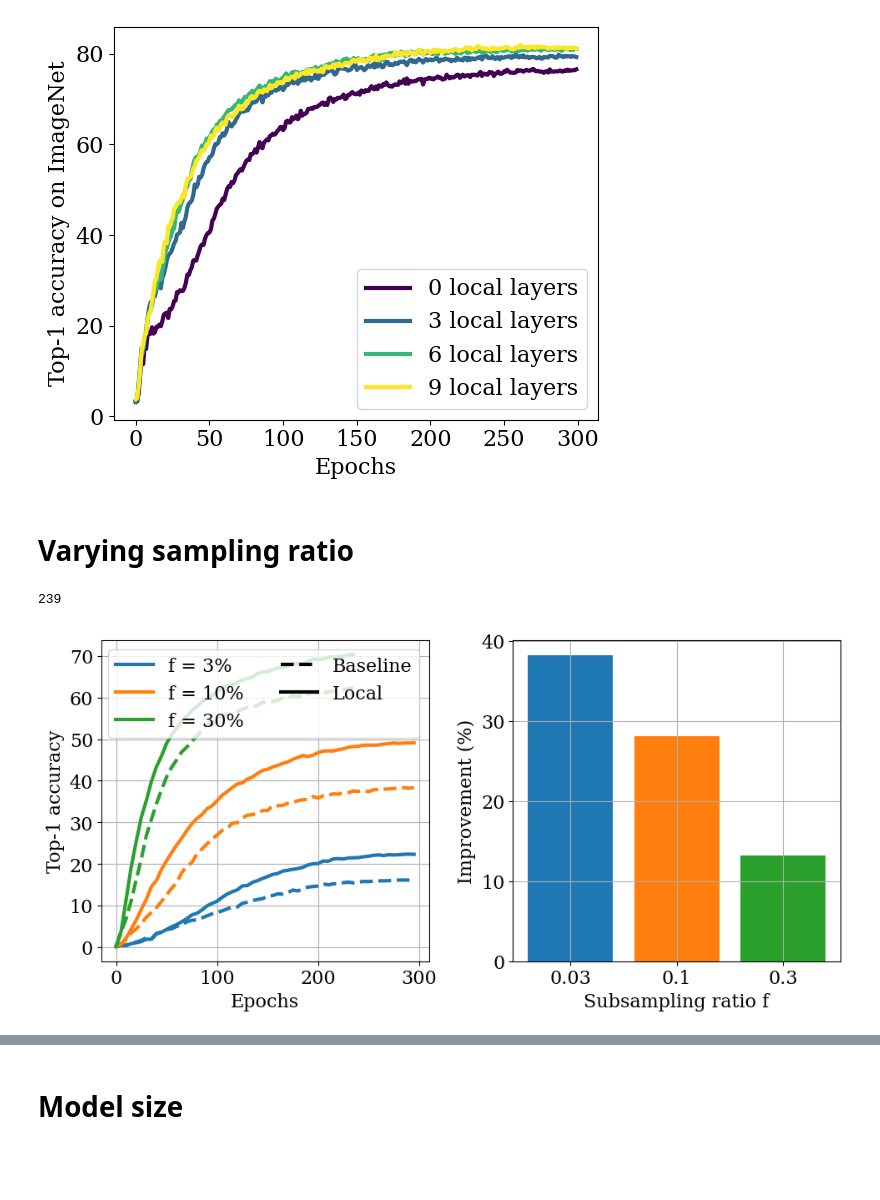
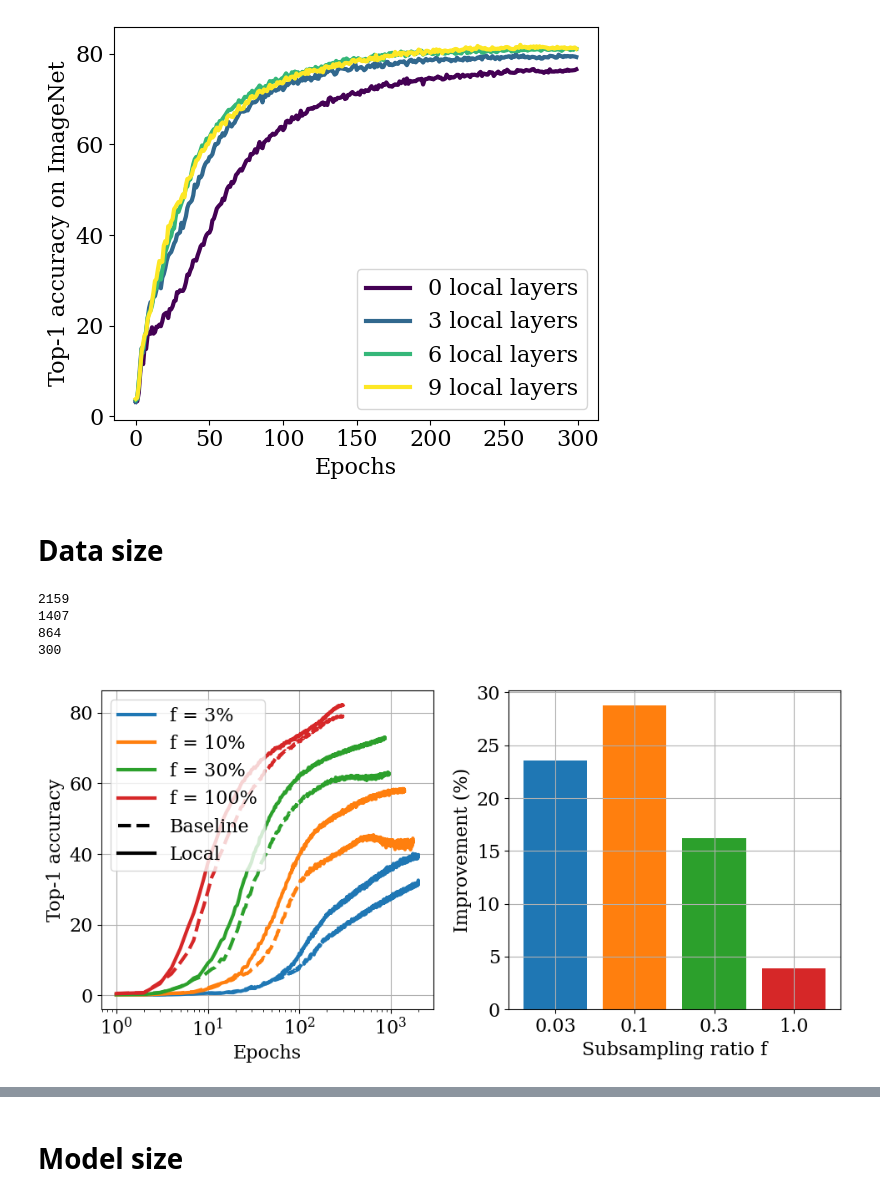
Before and after one commit to sdascoli/deit, a Jupyter notebook: deit.ipynb, the cells around one changed output, grey strips where cells are left out. Saved outputs shown, nothing was run; the diff lists cells and outputs as text; code cells hidden in the pictures; blank space fills up the shorter version.

```diff
--- a/deit.ipynb
+++ b/deit.ipynb
@@ -73,21 +86,28 @@ def sigmoid(x):
 #1611224878 locality
 #1611413693 datasize
 #1611436788 model size CIFAR100
-#1611306605 model size Imagenet
+
+# 1611306605 model size Imagenet
+# 1611509565 model size CIFAR100
+# 1611525499 datasize
+
+# 1611792683 model size Imagenet lr
 
 runs = []
 logs = []
 indices = [-1]
+numbers = [1611306605, 1611525499]
 
-for ind in indices:
+#for ind in indices:
+for num in numbers:
 
     base = '/checkpoint/sdascoli/deit/'
-    paths = sorted(glob.glob(base+'*'), key=os.path.getmtime)
+    paths = sorted(glob.glob(base+'*'), key=(lambda x : x.split('/')[-1]))
     paths=[p for p in paths if os.path.isdir(p)]
     print(paths)
     last = paths[ind]
     path = last
-    #path = base+'r.1604516551'
+    path = base+str(num)
     path += '/'
     print(path)
 
@@ -110,6 +130,7 @@ for ind in indices:
             fails += 1
     print('{} fails'.format(fails))
 
+print(runs[0]['args'].data_set)
 latest = min([len(run['logs']) for run in runs])-1
 params = defaultdict(list)
 for run in runs:
@@ -117,5 +138,4 @@ for run in runs:
         params[k].append(v)
 for k in params:
     params[k] = sorted(list(set(params[k])))
-print(runs[0]['args'].data_set)
 # %% [output]
@@ -180,43 +206,52 @@ plt.savefig(savedir+'acc_vs_locality_dynamics.pdf')
 plt.show()
 # %% [output]
 [figure]
-# %% [markdown]
-# Varying sampling ratio
+# %% [markdown]
+# Data size
 # %%
-latest = min([len(run['logs']) for run in runs])-1
-print(latest)
 topk=1
 
 fig, axarr = plt.subplots(1,2,figsize=(10,5))
 improvements=[]
-for i, sampling_ratio in enumerate(params['sampling_ratio']):
-    selected_runs, _ = select_runs(runs, params, {'sampling_ratio':sampling_ratio})
+perfs = {}
+for i, sr in enumerate(params['sampling_ratio']):
+    selected_runs, _ = select_runs(runs, params, {'sampling_ratio':sr,
+                                                 'model':'deit_small_patch16_224'})
     latest = min([len(run['logs']) for run in selected_runs])
-    perfs = {}
+    print(latest)
     for run in selected_runs:
+        latest_run = len(run['logs'])
         local = bool(run['args'].local_up_to_layer)
-        x = range(0,latest,5)
-        axarr[0].plot(x, [run['logs'][k]['test_acc1'] for k in x], ls='-' if local else '--',
-                color = 'C%d'%i, label=('f = {0:.0f}%'.format(sampling_ratio*100)) if local else '',)
-        perfs[local] = run['logs'][latest-1]['test_acc1']
-    improvement = (perfs[True]-perfs[False])/perfs[False]*100
-    improvements.append(improvement)
-    axarr[1].bar(i, improvement, color='C%d'%i)
+        x = np.array(range(0,min(latest_run, max_epochs),1))
+        axarr[0].plot(x+1, [run['logs'][k]['test_acc1'] for k in x], ls='-' if local else '--',
+                color = 'C%d'%i,
+                label=('f = {0:.0f}%'.format(sr*100)) if local else '',)
+        perfs[(sr,local)] = max([run['logs'][t]['test_acc1'] for t in range(latest)])
+    try:
+        improvement = (perfs[(sr,True)]-perfs[(sr,False)])/perfs[(sr,False)]*100
+        improvements.append(improvement)
+        axarr[1].bar(i, improvement, color='C%d'%i)
+    except:
+        continue
 
 axarr[0].plot([],[],color='k',label='Baseline', ls='--')
 axarr[0].plot([],[],color='k',label='Local')
-axarr[0].legend(ncol=2)
+axarr[0].legend()
 axarr[0].set_xlabel('Epochs')
 axarr[0].set_ylabel('Top-{} accuracy'.format(topk))
+axarr[0].set_xscale('log')
 axarr[1].set_xticks(range(len(improvements)))
-axarr[1].set_xticklabels(params['sampling_ratio'])
+axarr[1].set_xticklabels(params['sampling_ratio'][:len(improvements)])
 axarr[1].grid(True,zorder=0)
 axarr[1].set_xlabel('Subsampling ratio f')
 axarr[1].set_ylabel('Improvement (%)')
 axarr[1].set_ylim(bottom=0)
 plt.tight_layout()
 plt.savefig(savedir+'data_size.pdf')
 plt.show()
 # %% [output]
-239
+2159
+1407
+864
+300
-[figure, old version]
+[figure, new version]
```
Also changed, not shown: parts of 20 cells of this notebook, 7 other files.
